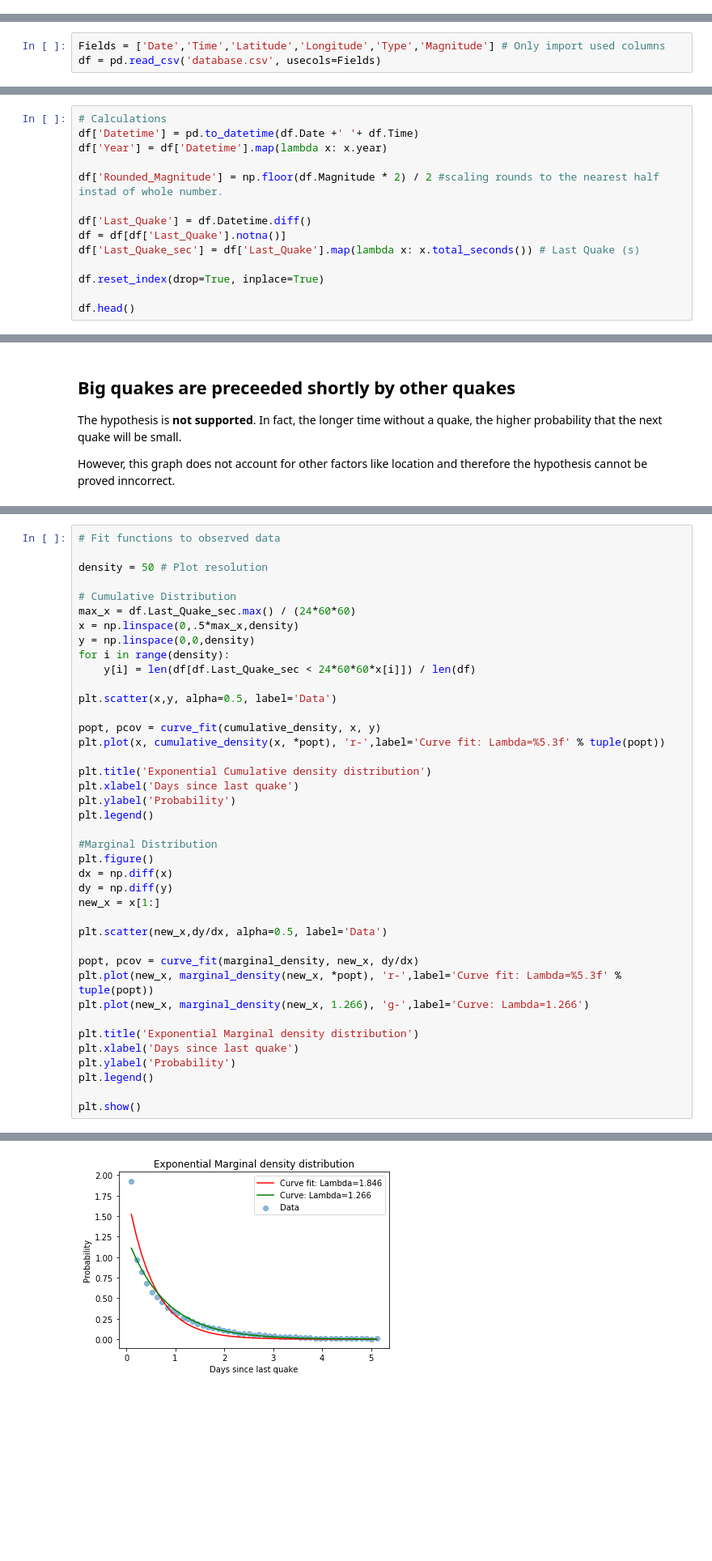
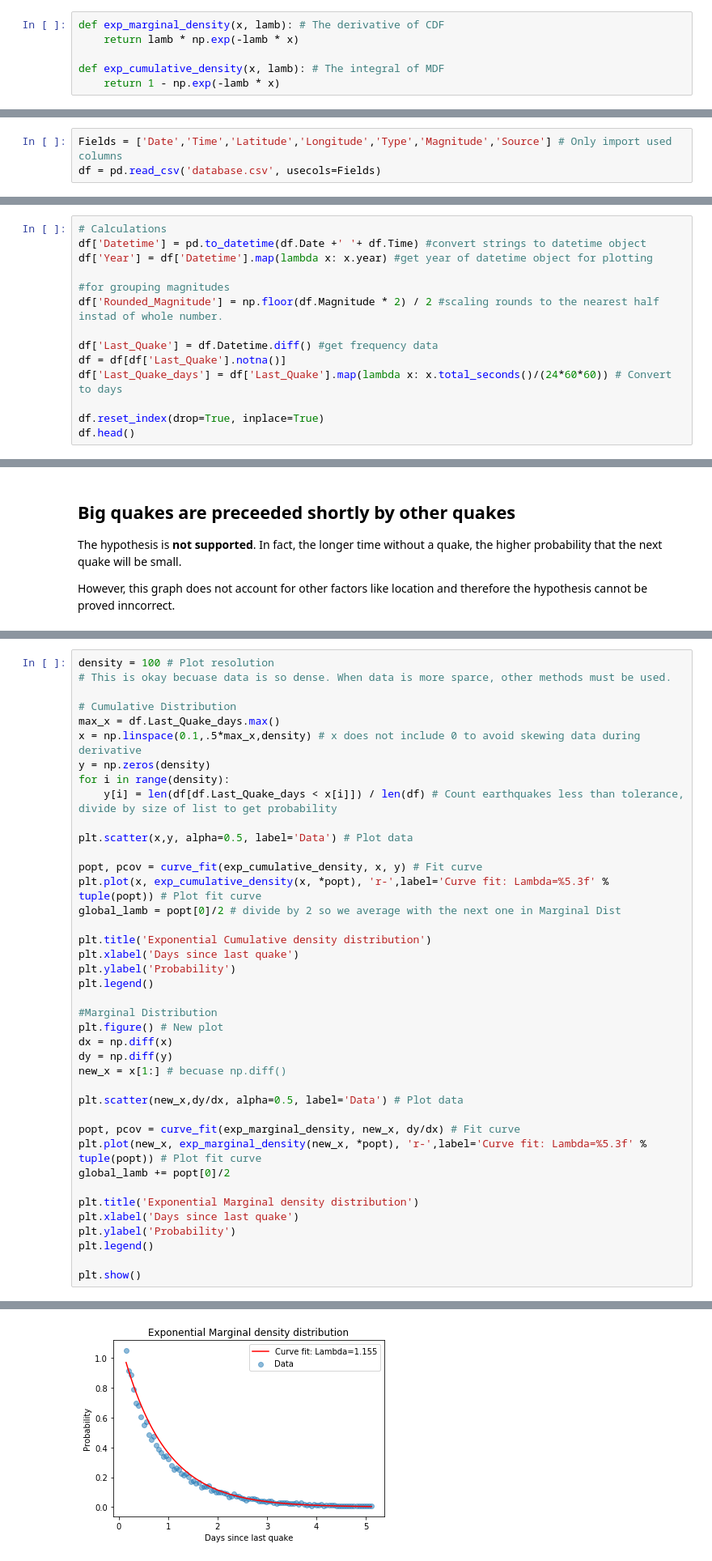
Before and after one commit to royceschultz/Data-Analysis, a Jupyter notebook: Earthquake.ipynb, the cells around one changed output, grey strips where cells are left out. Shown: that part at 81% size. Cells and saved outputs as stored; diff of their text form; blank space fills up the shorter version.

```diff
--- a/Earthquake.ipynb
+++ b/Earthquake.ipynb
@@ -3,0 +15,6 @@ By Royce Schultz
+# %%
+def exp_marginal_density(x, lamb): # The derivative of CDF
+    return lamb * np.exp(-lamb * x)
+
+def exp_cumulative_density(x, lamb): # The integral of MDF
+    return 1 - np.exp(-lamb * x)
@@ -12,7 +72,7 @@ from scipy.special import gamma
 from pandas.plotting import register_matplotlib_converters
 register_matplotlib_converters()
 # %%
-Fields = ['Date','Time','Latitude','Longitude','Type','Magnitude'] # Only import used columns
+Fields = ['Date','Time','Latitude','Longitude','Type','Magnitude','Source'] # Only import used columns
 df = pd.read_csv('database.csv', usecols=Fields)
 # %%
 # Cleaning
@@ -21,15 +81,15 @@ df = df[df.Type.isin(['Earthquake'])] # removes explosions and rock bursts
 # %%
 # Calculations
-df['Datetime'] = pd.to_datetime(df.Date +' '+ df.Time)
-df['Year'] = df['Datetime'].map(lambda x: x.year)
+df['Datetime'] = pd.to_datetime(df.Date +' '+ df.Time) #convert strings to datetime object
+df['Year'] = df['Datetime'].map(lambda x: x.year) #get year of datetime object for plotting
 
+#for grouping magnitudes
 df['Rounded_Magnitude'] = np.floor(df.Magnitude * 2) / 2 #scaling rounds to the nearest half instad of whole number.
 
-df['Last_Quake'] = df.Datetime.diff()
+df['Last_Quake'] = df.Datetime.diff() #get frequency data
 df = df[df['Last_Quake'].notna()]
-df['Last_Quake_sec'] = df['Last_Quake'].map(lambda x: x.total_seconds()) # Last Quake (s)
+df['Last_Quake_days'] = df['Last_Quake'].map(lambda x: x.total_seconds()/(24*60*60)) # Convert to days
 
 df.reset_index(drop=True, inplace=True)
-
 df.head()
 # %% [output]
@@ -104,19 +145,19 @@ def marginal_density(x, lamb): # The derivative of CDF
 # %%
-# Fit functions to observed data
-
-density = 50 # Plot resolution
+density = 100 # Plot resolution
+# This is okay becuase data is so dense. When data is more sparce, other methods must be used.
 
 # Cumulative Distribution
-max_x = df.Last_Quake_sec.max() / (24*60*60)
-x = np.linspace(0,.5*max_x,density)
-y = np.linspace(0,0,density)
+max_x = df.Last_Quake_days.max()
+x = np.linspace(0.1,.5*max_x,density) # x does not include 0 to avoid skewing data during derivative
+y = np.zeros(density)
 for i in range(density):
-    y[i] = len(df[df.Last_Quake_sec < 24*60*60*x[i]]) / len(df)
+    y[i] = len(df[df.Last_Quake_days < x[i]]) / len(df) # Count earthquakes less than tolerance, divide by size of list to get probability
 
-plt.scatter(x,y, alpha=0.5, label='Data')
+plt.scatter(x,y, alpha=0.5, label='Data') # Plot data
 
-popt, pcov = curve_fit(cumulative_density, x, y)
-plt.plot(x, cumulative_density(x, *popt), 'r-',label='Curve fit: Lambda=%5.3f' % tuple(popt))
+popt, pcov = curve_fit(exp_cumulative_density, x, y) # Fit curve
+plt.plot(x, exp_cumulative_density(x, *popt), 'r-',label='Curve fit: Lambda=%5.3f' % tuple(popt)) # Plot fit curve
+global_lamb = popt[0]/2 # divide by 2 so we average with the next one in Marginal Dist
 
 plt.title('Exponential Cumulative density distribution')
 plt.xlabel('Days since last quake')
@@ -124,16 +165,16 @@ plt.ylabel('Probability')
 plt.legend()
 
 #Marginal Distribution
-plt.figure()
+plt.figure() # New plot
 dx = np.diff(x)
 dy = np.diff(y)
-new_x = x[1:]
+new_x = x[1:] # becuase np.diff()
 
-plt.scatter(new_x,dy/dx, alpha=0.5, label='Data')
+plt.scatter(new_x,dy/dx, alpha=0.5, label='Data') # Plot data
 
-popt, pcov = curve_fit(marginal_density, new_x, dy/dx)
-plt.plot(new_x, marginal_density(new_x, *popt), 'r-',label='Curve fit: Lambda=%5.3f' % tuple(popt))
-plt.plot(new_x, marginal_density(new_x, 1.266), 'g-',label='Curve: Lambda=1.266')
+popt, pcov = curve_fit(exp_marginal_density, new_x, dy/dx) # Fit curve
+plt.plot(new_x, exp_marginal_density(new_x, *popt), 'r-',label='Curve fit: Lambda=%5.3f' % tuple(popt)) # Plot fit curve
+global_lamb += popt[0]/2
 
 plt.title('Exponential Marginal density distribution')
 plt.xlabel('Days since last quake')
@@ -146,2 +187,2 @@ plt.show()
-[figure, old version]
+[figure, new version]
 # %% [markdown]
```
Also changed, not shown: parts of 57 cells of this notebook, 1 other file.
